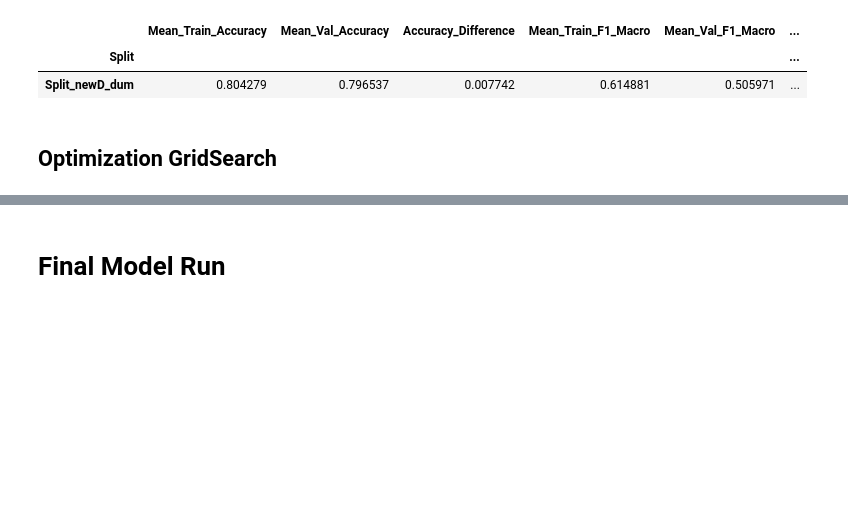
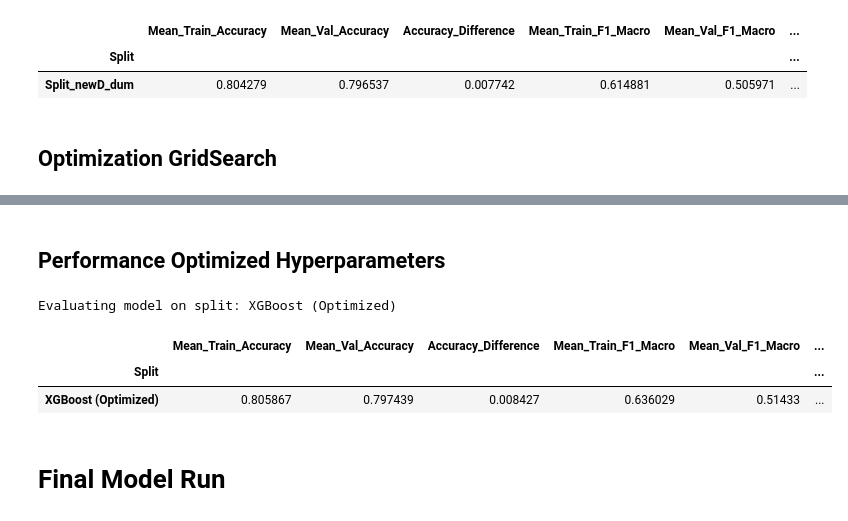
Before and after one commit to tmnstraub/ML_Group36, a Jupyter notebook: src/ModelAssessment.ipynb, the cells around one changed output, grey strips where cells are left out. Cells and saved outputs as stored; diff of their text form; code cells hidden in the pictures; blank space fills up the shorter version.

Commit message:
Further cleaning final results

```diff
--- a/src/ModelAssessment.ipynb
+++ b/src/ModelAssessment.ipynb
@@ -1410,14 +1379,11 @@ results_optimized_xgb
 # %% [markdown]
 ## Performance Optimized Pre-Processing
 # %%
-warnings.filterwarnings('ignore')
-
-
-ps_newD_dum, X_combined5, y_combined5 = create_predifined_split(X, y, preprocessing_newDate_dum, n_splits=5)
+ps_optimized, X_combined5, y_combined5 = create_predifined_split(X, y, preprocessing_optimized, n_splits=5)
 # %%
 splits_data = {
-    'Split_optimized': {
-        'predefined_split': ps_newD_dum,
+    'XGBoost (Optimized)': {
+        'predefined_split': ps_optimized,
         'X': X_combined5,
         'y': y_combined5
     }
@@ -1497,3 +1446,30 @@ model = XGBClassifier(gamma = 0, min_child_weight = 1, n_estimators = 100, reg_a
 xgb_best_params, xgb_best_score = get_best_parameters(X_grid, y_grid, model, param_grid, ps_grid, n_splits=5)
+# %% [markdown]
+## Performance Optimized Hyperparameters
+# %%
+model = XGBClassifier(
+        n_estimators=500,
+        scale_pos_weight = 100,
+        max_delta_step = 10,
+        learning_rate=0.05,
+        max_depth=6,
+        min_child_weight=1,
+        gamma=0,
+        subsample=0.8,
+        colsample_bytree=0.8,
+        objective='multi:softprob',
+        random_state=42,
+        n_jobs=-1
+    )
+# %%
+results_optimized_xgb = evaluate_model_with_multiple_splits(splits_data, X_combined5.columns, model)
+# %% [output]
+Evaluating model on split: XGBoost (Optimized)
+# %%
+results_optimized_xgb
+# %% [output]
+|  | Mean_Train_Accuracy | Mean_Val_Accuracy | Accuracy_Difference | Mean_Train_F1_Macro | Mean_Val_F1_Macro | ... |
+| Split |  |  |  |  |  | ... |
+| XGBoost (Optimized) | 0.805867 | 0.797439 | 0.008427 | 0.636029 | 0.51433 | ... |
 # %% [markdown]
 # Final Model Run
```
Also changed, not shown: parts of 51 cells of this notebook.
